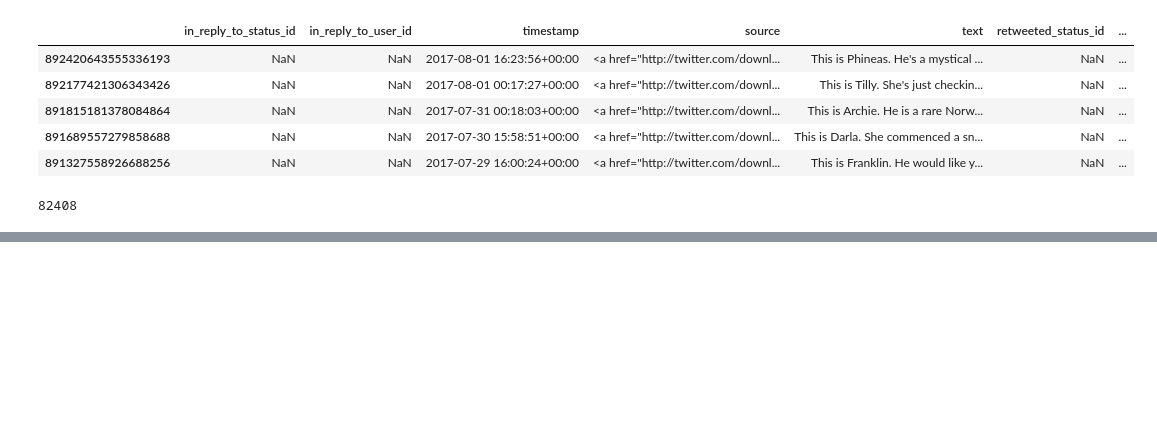
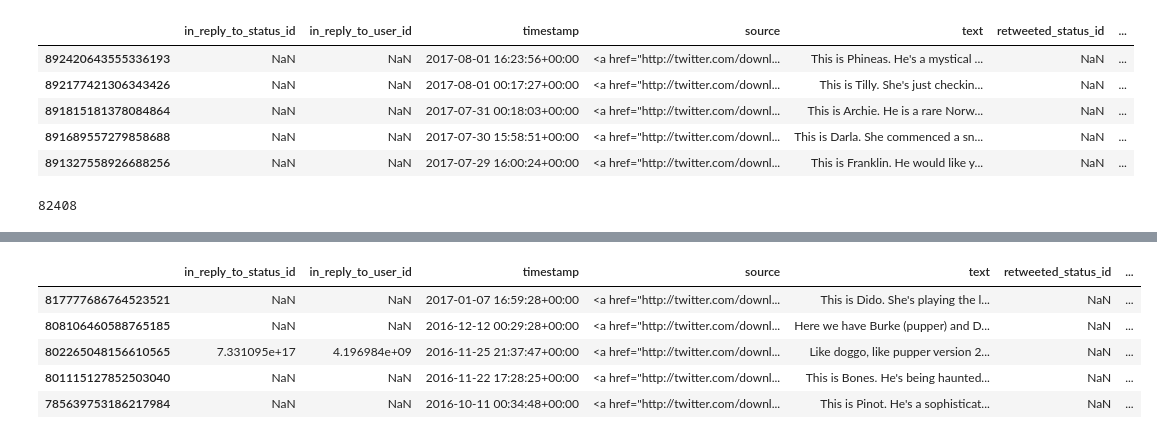
Before and after one commit to kennethn/data-analyst-nanodegree, a Jupyter notebook: 4_Wrangle_And_Analyze_Data/wrangle_act.ipynb, the cells around one changed output, grey strips where cells are left out. Saved outputs shown, nothing was run; the diff lists cells and outputs as text; code cells hidden in the pictures; blank space fills up the shorter version.

```diff
--- a/4_Wrangle_And_Analyze_Data/wrangle_act.ipynb
+++ b/4_Wrangle_And_Analyze_Data/wrangle_act.ipynb
@@ -281,0 +283,5 @@ plt.show()
+# %%
+# Convert the dog type columns to zeros and ones
+# for easier handling later
+for doggie in ['doggo', 'floofer', 'pupper', 'puppo']:
+    df.replace({doggie: {doggie: 1, 'None': 0}}, inplace=True)
@@ -281,0 +294,9 @@ plt.show()
+# %%
+df.query('doggo == 1 and pupper == 1').head()
+# %% [output]
+|  | in_reply_to_status_id | in_reply_to_user_id | timestamp | source | text | retweeted_status_id | ... |
+| 817777686764523521 | NaN | NaN | 2017-01-07 16:59:28+00:00 | <a href="http://twitter.com/downl... | This is Dido. She's playing the l... | NaN | ... |
+| 808106460588765185 | NaN | NaN | 2016-12-12 00:29:28+00:00 | <a href="http://twitter.com/downl... | Here we have Burke (pupper) and D... | NaN | ... |
+| 802265048156610565 | 7.331095e+17 | 4.196984e+09 | 2016-11-25 21:37:47+00:00 | <a href="http://twitter.com/downl... | Like doggo, like pupper version 2... | NaN | ... |
+| 801115127852503040 | NaN | NaN | 2016-11-22 17:28:25+00:00 | <a href="http://twitter.com/downl... | This is Bones. He's being haunted... | NaN | ... |
+| 785639753186217984 | NaN | NaN | 2016-10-11 00:34:48+00:00 | <a href="http://twitter.com/downl... | This is Pinot. He's a sophisticat... | NaN | ... |
```
Also changed, not shown: parts of 13 cells of this notebook.
